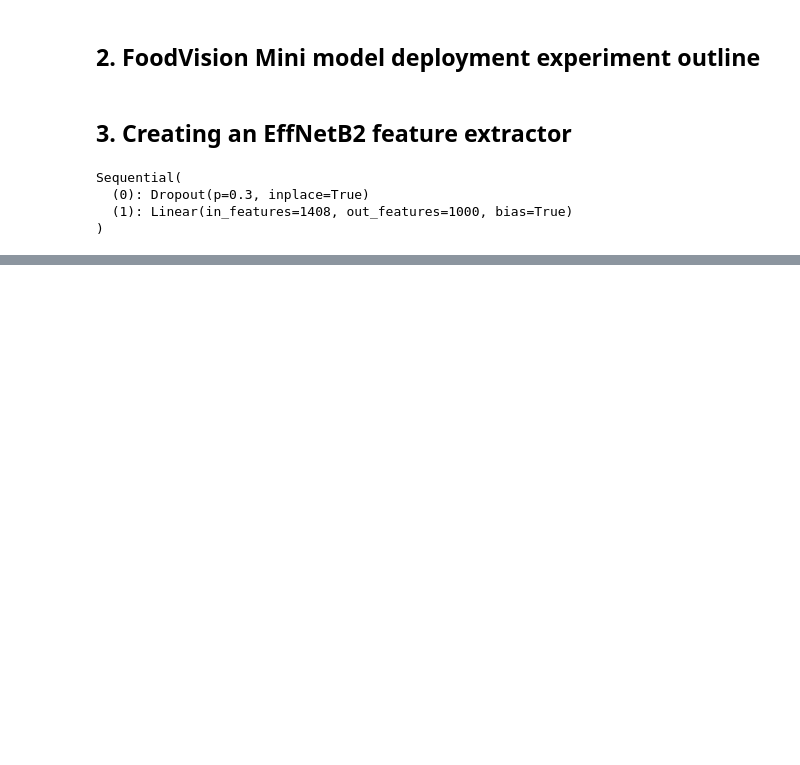
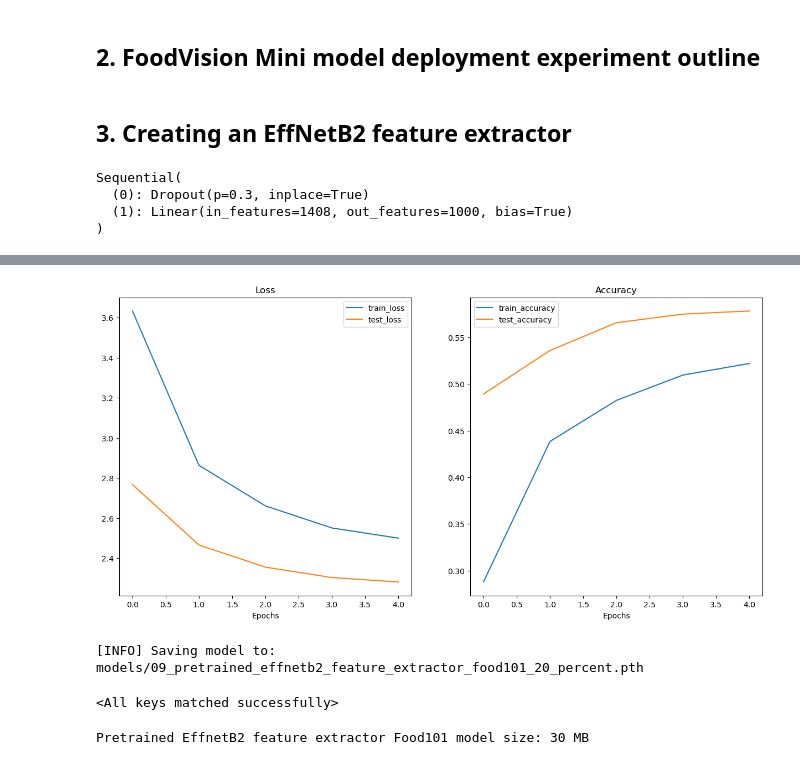
Before and after one commit to KajetanFrackowiak/pytorch_deep_learning, a Jupyter notebook: 09.pytorch_model_deployment.ipynb, the cells around one changed output, grey strips where cells are left out. Saved outputs shown, nothing was run; the diff lists cells and outputs as text; code cells hidden in the pictures; blank space fills up the shorter version.

```diff
--- a/09.pytorch_model_deployment.ipynb
+++ b/09.pytorch_model_deployment.ipynb
@@ -588,0 +800,5 @@ gradio>=3.1.4
+# %%
+food101_train_transforms = torchvision.transforms.Compose([
+    torchvision.transforms.TrivialAugmentWide(),
+    effnetb2_transforms,
+])
@@ -588,0 +873,8 @@ gradio>=3.1.4
+# %%
+train_data_food101_20_percent, _ = split_dataset(dataset=train_data,
+                                                 split_size=0.2)
+
+test_data_food101_20_percent, _ = split_dataset(dataset=test_data,
+                                                split_size=0.2)
+
+len(train_data_food101_20_percent), len(test_data_food101_20_percent)
@@ -588,0 +885,29 @@ gradio>=3.1.4
+# %%
+import os
+import torch
+
+BATCH_SIZE = 32
+NUM_WORKERS = 2 if os.cpu_count() <= 4 else 4
+
+train_dataloader_food101_20_percent = torch.utils.data.DataLoader(train_data_food101_20_percent,
+                                                                  batch_size=BATCH_SIZE,
+                                                                  shuffle=True,
+                                                                  num_workers=NUM_WORKERS)
+
+test_dataloader_food101_20_percent = torch.utils.data.DataLoader(test_data_food101_20_percent,
+                                                                 batch_size=BATCH_SIZE,
+                                                                 shuffle=False,
+                                                                 num_workers=NUM_WORKERS)
+# %%
+optimizer = torch.optim.Adam(params=effnetb2_food101.parameters(),
+                             lr=1e-3)
+criterium = torch.nn.CrossEntropyLoss(label_smoothing=0.1)
+
+set_seeds()
+effnetb2_food101_results = engine.train(model=effnetb2_food101,
+                                        train_dataloader=train_dataloader_food101_20_percent,
+                                        test_dataloader=test_dataloader_food101_20_percent,
+                                        optimizer=optimizer,
+                                        loss_fn=criterium,
+                                        epochs=5,
+                                        device=device)
@@ -588,0 +920,26 @@ gradio>=3.1.4
+# %%
+plot_loss_curves(effnetb2_food101_results)
+# %% [output]
+[figure, added]
+# %%
+effnetb2_food101_model_path = "09_pretrained_effnetb2_feature_extractor_food101_20_percent.pth"
+
+utils.save_model(model=effnetb2_food101,
+                 target_dir="models",
+                 model_name=effnetb2_food101_model_path)
+# %% [output]
+[INFO] Saving model to: models/09_pretrained_effnetb2_feature_extractor_food101_20_percent.pth
+# %%
+# Ceate Food101 compatible EffNetB2 instance
+loaded_effnetb2_food101, effnetb2_transforms = create_effnetb2_model(num_classes=101)
+
+loaded_effnetb2_food101.load_state_dict(torch.load("models/09_pretrained_effnetb2_feature_extractor_food101_20_percent.pth"))
+# %% [output]
+<All keys matched successfully>
+# %%
+from pathlib import Path
+
+pretrained_effnetb2_food101_model_size = Path("models", effnetb2_food101_model_path).stat().st_size // (1024*1024)
+print(f"Pretrained EffnetB2 feature extractor Food101 model size: {pretrained_effnetb2_food101_model_size} MB")
+# %% [output]
+Pretrained EffnetB2 feature extractor Food101 model size: 30 MB
```
Also changed, not shown: parts of 61 cells of this notebook, 4 other files.
